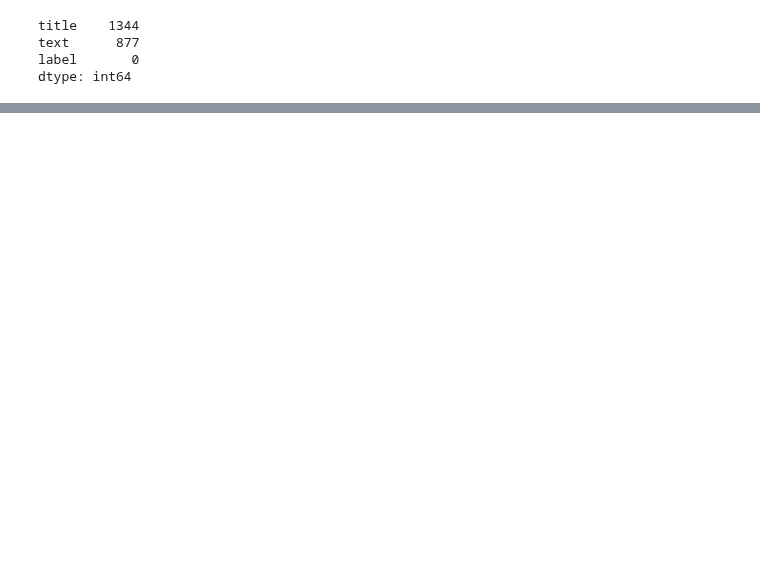
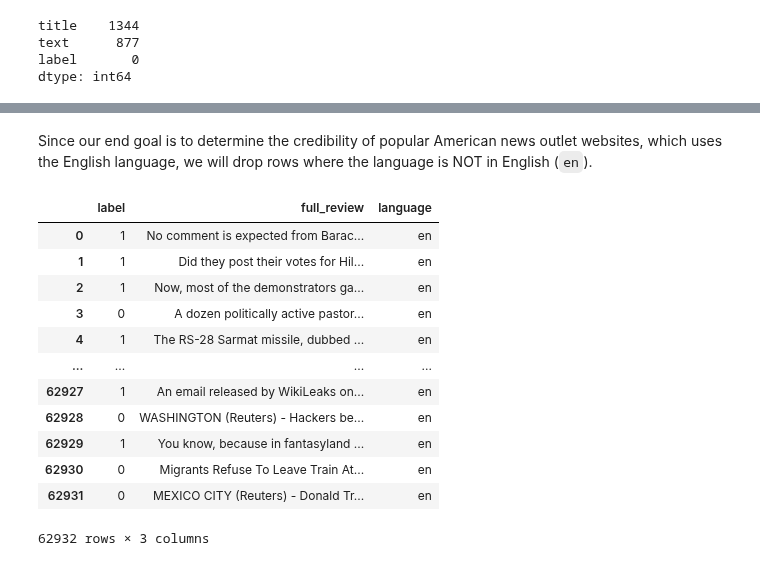
Before and after one commit to shaunzzhou/DM-Fake-News-Detection, a Jupyter notebook: project.ipynb, the cells around one changed output, grey strips where cells are left out. Drawn from its saved outputs; the diff is of its cells as text; code cells hidden in the pictures; blank space fills up the shorter version.

```diff
--- a/project.ipynb
+++ b/project.ipynb
@@ -353,0 +566,20 @@ data.head()
+# %% [markdown]
+Since our end goal is to determine the credibility of popular American news outlet websites, which uses the English language, we will drop rows where the language is NOT in English (`en`).
+# %%
+# Drop rows where language is NOT in english and reset the index
+data = data[data['language'] == 'en'].reset_index(drop=True)
+data
+# %% [output]
+|  | label | full_review | language |
+| 0 | 1 | No comment is expected from Barac... | en |
+| 1 | 1 | Did they post their votes for Hil... | en |
+| 2 | 1 | Now, most of the demonstrators ga... | en |
+| 3 | 0 | A dozen politically active pastor... | en |
+| 4 | 1 | The RS-28 Sarmat missile, dubbed ... | en |
+| ... | ... | ... | ... |
+| 62927 | 1 | An email released by WikiLeaks on... | en |
+| 62928 | 0 | WASHINGTON (Reuters) - Hackers be... | en |
+| 62929 | 1 | You know, because in fantasyland ... | en |
+| 62930 | 0 | Migrants Refuse To Leave Train At... | en |
+| 62931 | 0 | MEXICO CITY (Reuters) - Donald Tr... | en |
+62932 rows × 3 columns
```
Also changed, not shown: parts of 28 cells of this notebook, 1 other file.
